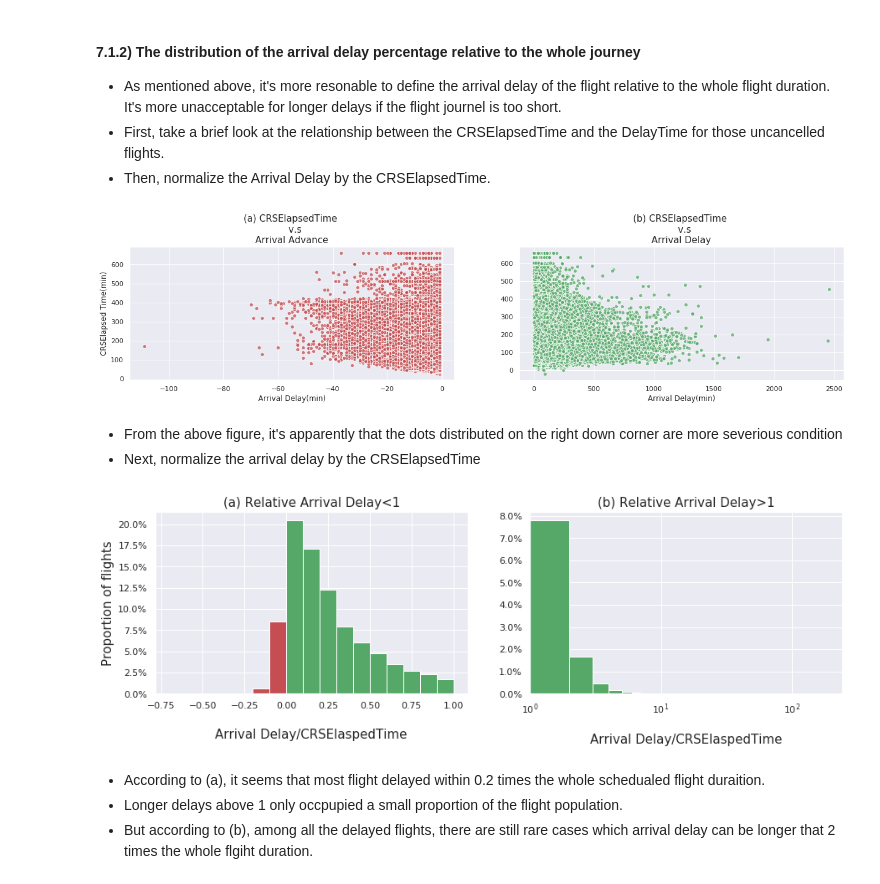
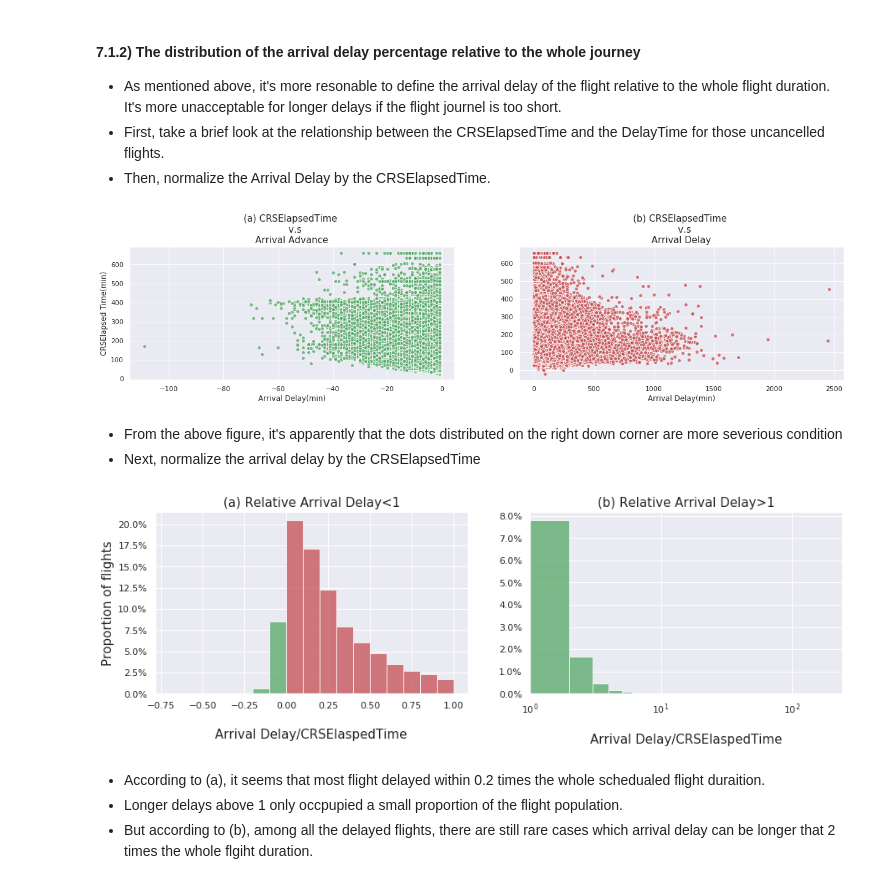
Before and after one commit to Wolfking2015/Final-Project-For-AML, a Jupyter notebook: final-project.ipynb, the cells around one changed output. Saved outputs shown, nothing was run; the diff lists cells and outputs as text; code cells hidden in the pictures.

```diff
--- a/final-project.ipynb
+++ b/final-project.ipynb
@@ -336,23 +333,23 @@ Propotion of delayed arrival cases is 0.8901362257085673
 # %%
 #Load the arrival delay and crselapstime into a dataframe for scatter plot
 ExamineArrDelAndCRSElapse=data_airline.loc[data_airline.Cancelled==0,['ArrDelay','CRSElapsedTime']]
 
 #Scatter plot for CRSElapsed Time v.s. Arrival Advance and Delay respectively
 plt.subplot(1,2,1)
 sns.set()
-plt.scatter(ExamineArrDelAndCRSElapse.loc[ExamineArrDelAndCRSElapse['ArrDelay']<0]['ArrDelay'],ExamineArrDelAndCRSElapse.loc[ExamineArrDelAndCRSElapse['ArrDelay']<0]['CRSElapsedTime'],color='r',edgecolors='w',alpha=0.75)
+plt.scatter(ExamineArrDelAndCRSElapse.loc[ExamineArrDelAndCRSElapse['ArrDelay']<0]['ArrDelay'],ExamineArrDelAndCRSElapse.loc[ExamineArrDelAndCRSElapse['ArrDelay']<0]['CRSElapsedTime'],color='g',edgecolors='w',alpha=0.75)
 plt.xlabel('Arrival Delay(min)',fontsize=12)
 plt.ylabel('CRSElapsed Time(min)',fontsize=12)
 plt.title('(a) CRSElapsedTime \n   v.s \nArrival Advance',fontsize=15);
 
 plt.subplot(1,2,2)
 sns.set()
-plt.scatter(ExamineArrDelAndCRSElapse.loc[ExamineArrDelAndCRSElapse['ArrDelay']>0]['ArrDelay'],ExamineArrDelAndCRSElapse.loc[ExamineArrDelAndCRSElapse['ArrDelay']>0]['CRSElapsedTime'],color='g',edgecolors='w',alpha=0.75)
+plt.scatter(ExamineArrDelAndCRSElapse.loc[ExamineArrDelAndCRSElapse['ArrDelay']>0]['ArrDelay'],ExamineArrDelAndCRSElapse.loc[ExamineArrDelAndCRSElapse['ArrDelay']>0]['CRSElapsedTime'],color='r',edgecolors='w',alpha=0.75)
 plt.xlabel('Arrival Delay(min)',fontsize=12)
 plt.title('(b) CRSElapsedTime \n   v.s \nArrival Delay',fontsize=15);
 plt.subplots_adjust(left=-1.8) # make room for yticks
 # %% [output]
-[figure, old version]
+[figure, new version]
 # %% [markdown]
 * From the above figure, it's apparently that the dots distributed on the right down corner are more severious condition
 * Next, normalize the arrival delay by the CRSElapsedTime
@@ -389,10 +386,10 @@ histDelayRelWithin1=histDelayRelWithin1/NumberOfTotalFlights_NotCancelled
 plotedge_Fig1=np.concatenate((Bin_AdvanceRel[:-1],Bin_DelayRelWithin1[:-1]))
 histDelayRelWithin1All=np.concatenate((histAdvanceRel,histDelayRelWithin1))
 # Make a bar plot
-Color=['r']*np.size(Bin_AdvanceRel[:-1])+['g']*np.size(Bin_DelayRelWithin1[:-1])
+Color=['g']*np.size(Bin_AdvanceRel[:-1])+['r']*np.size(Bin_DelayRelWithin1[:-1])
 plt.subplot(1,2,1)
 sns.set()
-plt.bar(plotedge_Fig1,histDelayRelWithin1All, align='edge', width=BinWidth_AdvanceRel,color=Color);
+plt.bar(plotedge_Fig1,histDelayRelWithin1All, align='edge', width=BinWidth_AdvanceRel,color=Color,alpha=0.75);
 plt.xlabel('\nArrival Delay/CRSElaspedTime',fontsize=15)
 plt.ylabel('Proportion of flights',fontsize=15)
 plt.title('(a) Relative Arrival Delay<1',fontsize=15);
@@ -402,7 +399,7 @@ plt.gca().yaxis.set_major_formatter(PercentFormatter(1))
 
 plt.subplot(1,2,2)
 sns.set()
-plt.bar(plotedge_Fig2,histDelayRel, align='edge',width=BinWidth_DelayRel,color='g');
+plt.bar(plotedge_Fig2,histDelayRel, align='edge',width=BinWidth_DelayRel,color='g',alpha=0.75);
 plt.xlim(1,DelayRel_Max+BinWidth_AdvanceRel)
 plt.xlabel('\nArrival Delay/CRSElaspedTime',fontsize=15)
 plt.title('(b) Relative Arrival Delay>1',fontsize=15);
@@ -410,7 +407,7 @@ plt.xscale('log')
 plt.gca().yaxis.set_major_formatter(PercentFormatter(1))
 plt.subplots_adjust(left=-1) # make room for yticks
 # %% [output]
-[figure, old version]
+[figure, new version]
 # %% [markdown]
 * According to (a), it seems that most flight delayed within 0.2 times the whole schedualed flight duraition.
 * Longer delays above 1 only occpupied a small proportion of the flight population.
```
Also changed, not shown: parts of 9 cells of this notebook.
